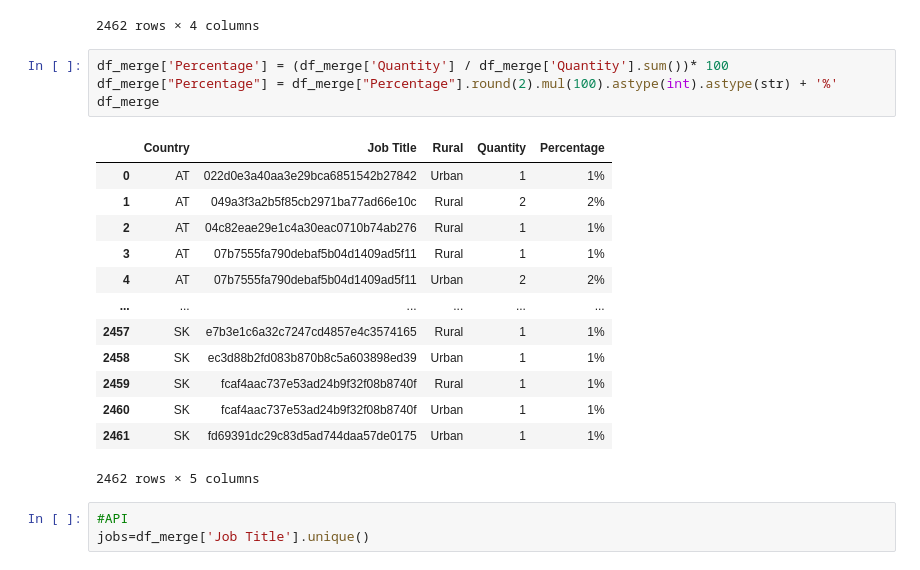
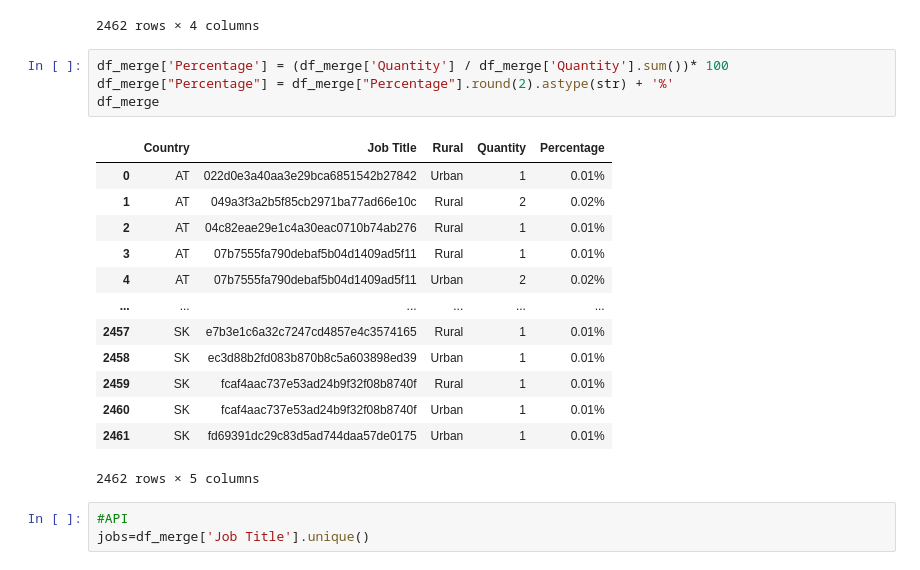
Before and after one commit to JaimeGarciaVel/ih_datamadpt1120_project_m1, a Jupyter notebook: your code/first_look.ipynb, the cells around one changed output. Drawn from its saved outputs; the diff is of its cells as text.

```diff
--- a/your code/first_look.ipynb
+++ b/your code/first_look.ipynb
@@ -242,21 +241,21 @@ df_merge
 2462 rows × 4 columns
 # %%
 df_merge['Percentage'] = (df_merge['Quantity'] / df_merge['Quantity'].sum())* 100
-df_merge["Percentage"] = df_merge["Percentage"].round(2).mul(100).astype(int).astype(str) + '%'
+df_merge["Percentage"] = df_merge["Percentage"].round(2).astype(str) + '%'
 df_merge
 # %% [output]
 |  | Country | Job Title | Rural | Quantity | Percentage |
-| 0 | AT | 022d0e3a40aa3e29bca6851542b27842 | Urban | 1 | 1% |
-| 1 | AT | 049a3f3a2b5f85cb2971ba77ad66e10c | Rural | 2 | 2% |
-| 2 | AT | 04c82eae29e1c4a30eac0710b74ab276 | Rural | 1 | 1% |
-| 3 | AT | 07b7555fa790debaf5b04d1409ad5f11 | Rural | 1 | 1% |
-| 4 | AT | 07b7555fa790debaf5b04d1409ad5f11 | Urban | 2 | 2% |
+| 0 | AT | 022d0e3a40aa3e29bca6851542b27842 | Urban | 1 | 0.01% |
+| 1 | AT | 049a3f3a2b5f85cb2971ba77ad66e10c | Rural | 2 | 0.02% |
+| 2 | AT | 04c82eae29e1c4a30eac0710b74ab276 | Rural | 1 | 0.01% |
+| 3 | AT | 07b7555fa790debaf5b04d1409ad5f11 | Rural | 1 | 0.01% |
+| 4 | AT | 07b7555fa790debaf5b04d1409ad5f11 | Urban | 2 | 0.02% |
 | ... | ... | ... | ... | ... | ... |
-| 2457 | SK | e7b3e1c6a32c7247cd4857e4c3574165 | Rural | 1 | 1% |
-| 2458 | SK | ec3d88b2fd083b870b8c5a603898ed39 | Urban | 1 | 1% |
-| 2459 | SK | fcaf4aac737e53ad24b9f32f08b8740f | Rural | 1 | 1% |
-| 2460 | SK | fcaf4aac737e53ad24b9f32f08b8740f | Urban | 1 | 1% |
-| 2461 | SK | fd69391dc29c83d5ad744daa57de0175 | Urban | 1 | 1% |
+| 2457 | SK | e7b3e1c6a32c7247cd4857e4c3574165 | Rural | 1 | 0.01% |
+| 2458 | SK | ec3d88b2fd083b870b8c5a603898ed39 | Urban | 1 | 0.01% |
+| 2459 | SK | fcaf4aac737e53ad24b9f32f08b8740f | Rural | 1 | 0.01% |
+| 2460 | SK | fcaf4aac737e53ad24b9f32f08b8740f | Urban | 1 | 0.01% |
+| 2461 | SK | fd69391dc29c83d5ad744daa57de0175 | Urban | 1 | 0.01% |
 2462 rows × 5 columns
 # %%
 #API
```
Also changed, not shown: parts of 8 cells of this notebook, 8 other files.
